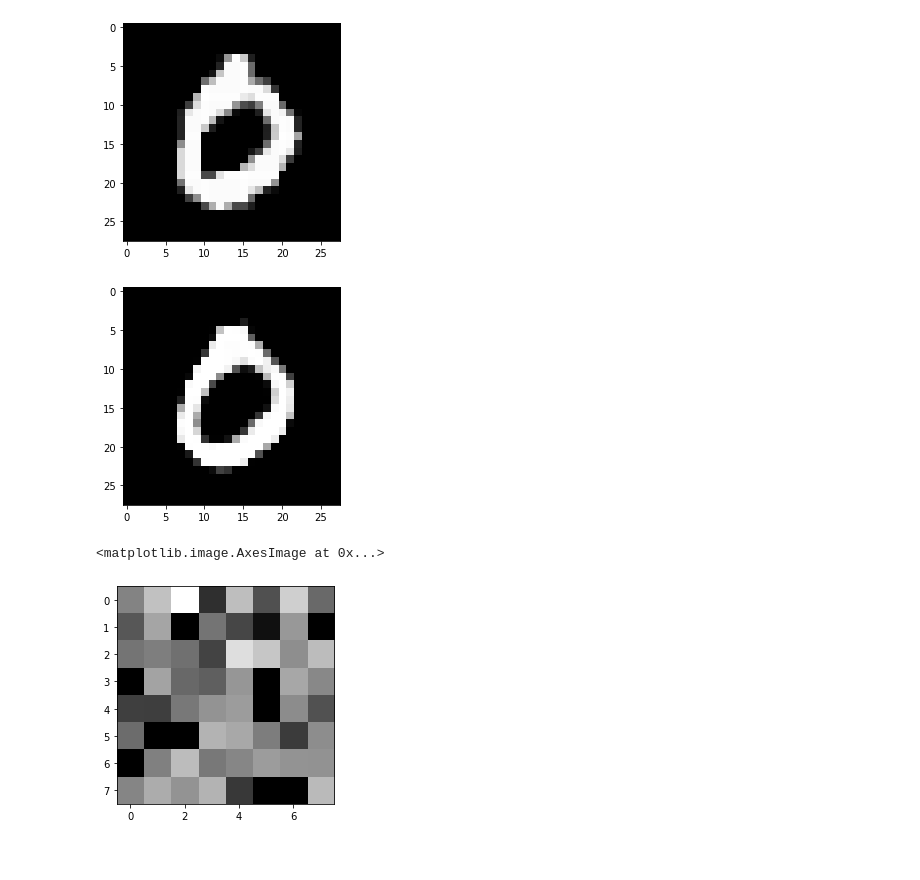
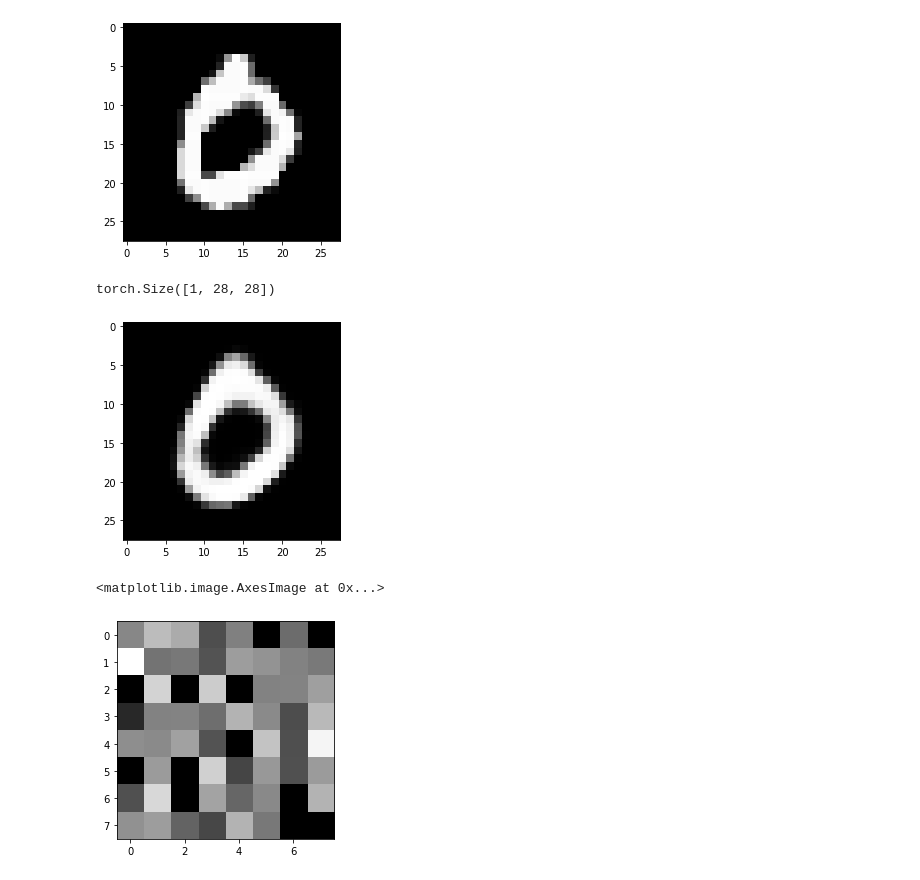
Before and after one commit to sanjaydokula/AutoEncoder_pytorch, a Jupyter notebook: Autoencoder.ipynb, the cells around one changed output. Drawn from its saved outputs; the diff is of its cells as text; code cells hidden in the pictures.

Commit message:
fixed the dataset issue

```diff
--- a/Autoencoder.ipynb
+++ b/Autoencoder.ipynb
@@ -93,18 +96,18 @@ target_transform = transforms.Compose([Lambda(lambda y: torch.zeros(10,dtype=tor
 # %%
-training_data = datasets.MNIST(
-    root="MNISTdata",
-    train=True,
-    download=True,
-    transform=transform,
-    target_transform=target_transform
+# training_data = datasets.MNIST(
+#     root="MNISTdata",
+#     train=True,
+#     download=True,
+#     transform=transform,
+#     target_transform=target_transform
 
-)
+# )
 
-testing_data = datasets.MNIST(
-    root="MNISTdata",
-    train=False,
-    download=True,
-    transform=transform,
-    target_transform=target_transform
-)
+# testing_data = datasets.MNIST(
+#     root="MNISTdata",
+#     train=False,
+#     download=True,
+#     transform=transform,
+#     target_transform=target_transform
+# )
 # %%
@@ -199,7 +188,7 @@ accuracy = []
 train_dataloader = DataLoader(training_data, batch_size)
 test_dataloader = DataLoader(testing_data, batch_size)
 # %%
-for batch, (X,y) in enumerate(train_dataloader):
-  print(f" batch : {batch} \nx : {X}  y : {y}")
+# for batch, (X,y) in enumerate(train_dataloader):
+#   print(f" batch : {batch} \nx : {X}  y : {y}")
 # %% [output]
 Streaming output truncated to the last 5000 lines.
@@ -317,24 +287,29 @@ plt.imshow(testing_data[3][0].squeeze(), cmap="gray")
 # %% [output]
 <matplotlib.image.AxesImage at 0x...>
 [figure]
+# %%
+timg = torch.tensor([testing_data[3][0].cpu().detach().numpy()])
+timg.shape
+# %% [output]
+torch.Size([1, 28, 28])
 # %%
 compressor.train(False)
 compressor.eval()
-
+img = timg
 with torch.no_grad():
-  pred = compressor(testing_data[3][0].to(device))
+  pred = compressor(img.to(device))
   plt.imshow(np.reshape(pred[0].cpu().detach().numpy(),(28,28)), cmap="gray")
 # %% [output]
-[figure, old version]
+[figure, new version]
 # %%
-compressed_img = compressor.encode(testing_data[3][0].to(device))
+compressed_img = compressor.encode(img.to(device))
 img = compressed_img.cpu().detach().numpy()
 img = img.squeeze()
 img = np.reshape(img,(8,8))
 plt.imshow(img,cmap="gray")
 # %% [output]
 <matplotlib.image.AxesImage at 0x...>
-[figure, old version]
+[figure, new version]
 # %%
 decomp_img = compressor.decode(compressed_img[0])
 img = decomp_img.cpu().detach().numpy()
```
Also changed, not shown: parts of 17 cells of this notebook.
